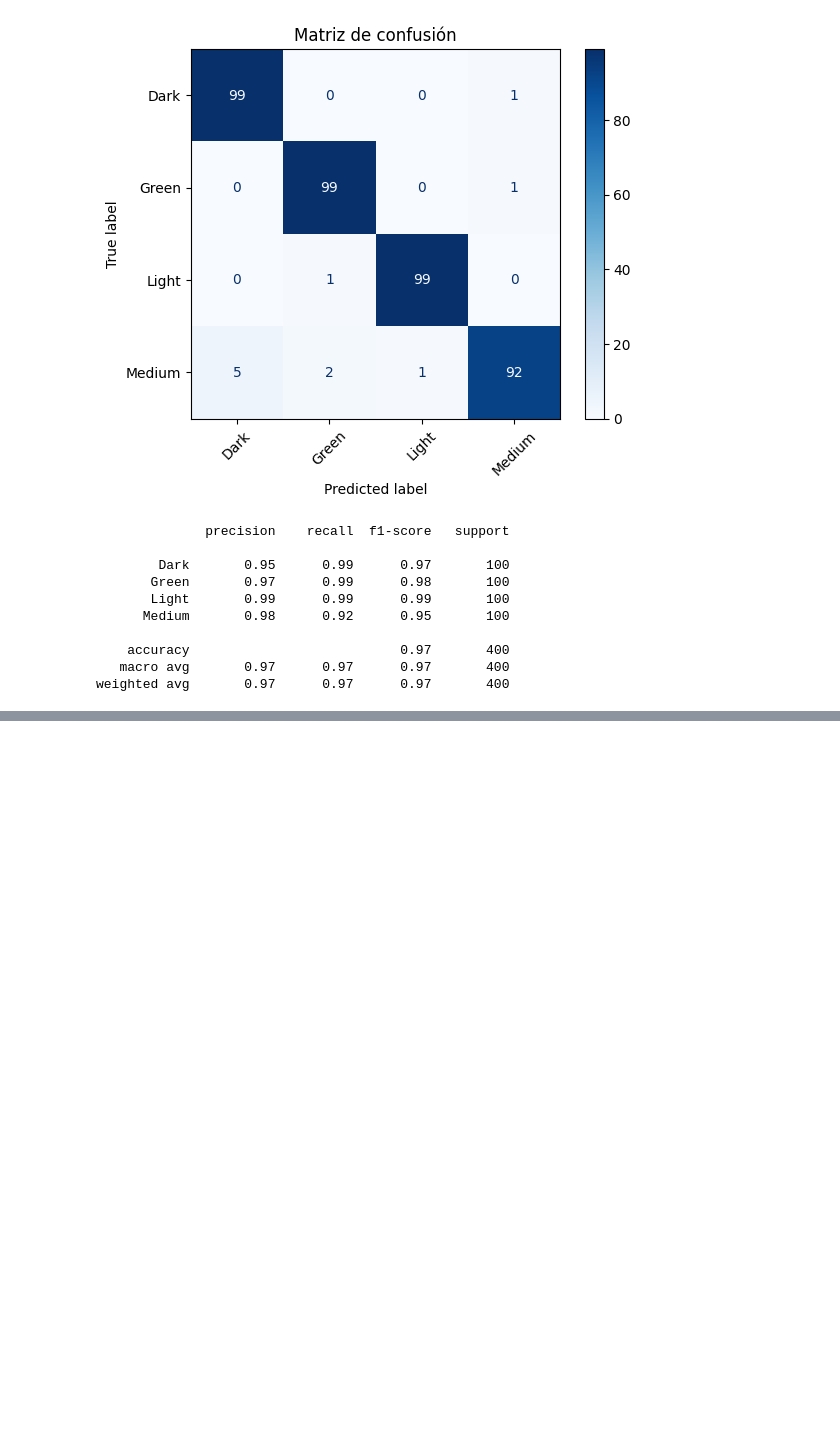
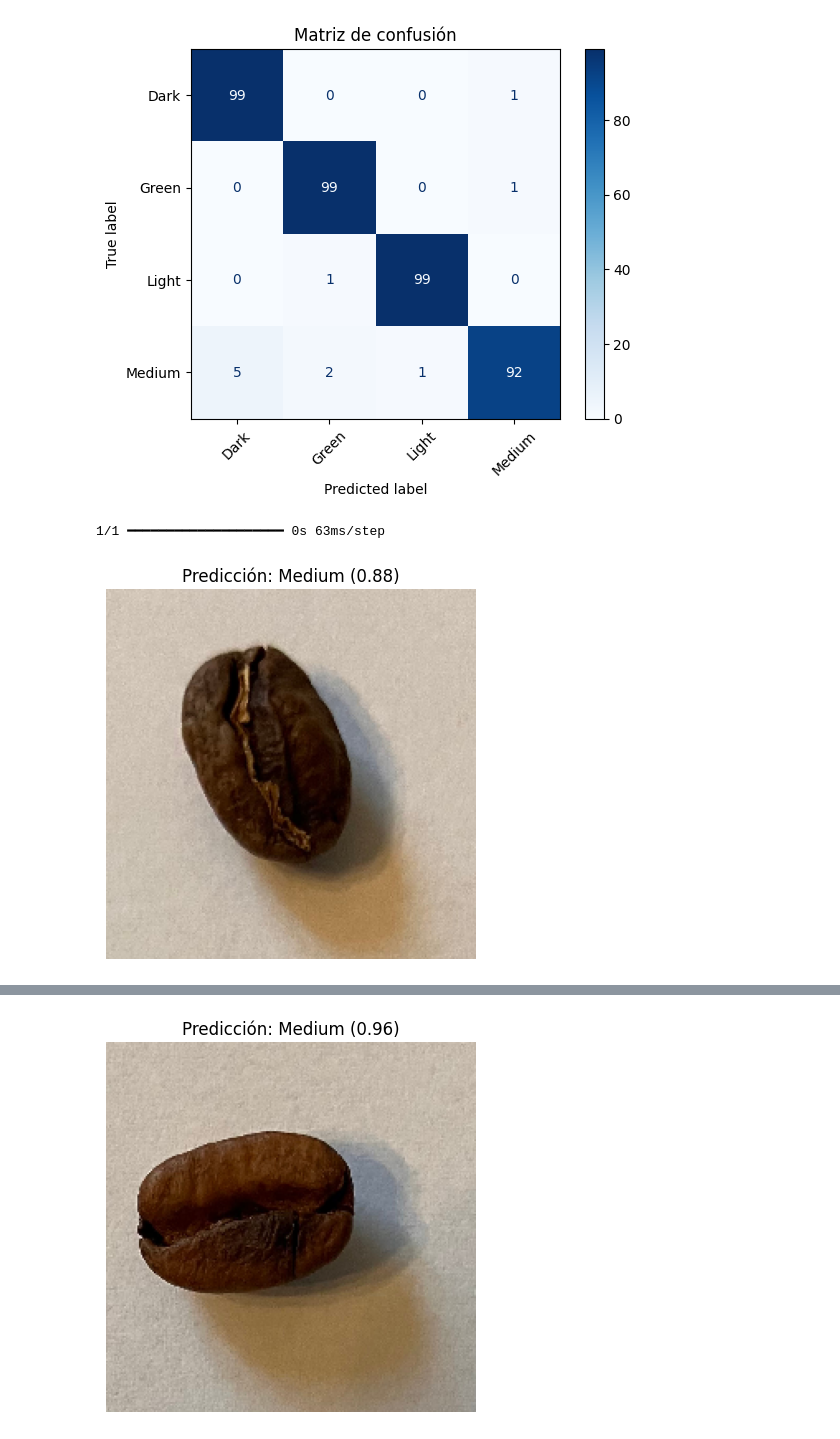
Before and after one commit to DiggsPapu/Proyecto_4_vision, a Jupyter notebook: computervisionproject4 .ipynb, the cells around one changed output, grey strips where cells are left out. Saved outputs shown, nothing was run; the diff lists cells and outputs as text; code cells hidden in the pictures; blank space fills up the shorter version.

Commit message:
Prueba con imagenes externas

```diff
--- a/computervisionproject4 .ipynb
+++ b/computervisionproject4 .ipynb
@@ -189,7 +189,7 @@ WARNING:absl:You are saving your model as an HDF5 file via `model.save()` or `ke
 # %%
 from tensorflow.keras.models import load_model
 
-modelo_cargado = load_model('modelo/Toto_model.h5')
+model = load_model('modelo/Toto_model.h5')
 # %% [output]
 WARNING:absl:Compiled the loaded model, but the compiled metrics have yet to be built. `model.compile_metrics` will be empty until you train or evaluate the model.
 # %%
@@ -220,14 +220,28 @@ plt.show()
 # %% [output]
 [figure]
 # %%
+from tensorflow.keras.preprocessing import image
+def load_and_preprocess_image(img_path, target_size=(224, 224)):
+    img = image.load_img(img_path, target_size=target_size)
+    img_array = image.img_to_array(img)
+    img_array = img_array / 255.0  # Normalización si tu modelo fue entrenado así
+    return np.expand_dims(img_array, axis=0), img
+
+# Lista de imágenes externas
+image_files = ['cafe1.jpg', 'cafe2.jpg', 'cafe3.jpg']
+
+# Procesar y predecir cada imagen
+for file in image_files:
+    img_array, original_img = load_and_preprocess_image(file)
+    prediction = model.predict(img_array)
+    predicted_class = np.argmax(prediction)
+    confidence = np.max(prediction)
+
+    # Graficar
+    plt.imshow(original_img)
+    plt.title(f'Predicción: {class_names[predicted_class]} ({confidence:.2f})')
+    plt.axis('off')
+    plt.show()
 # %% [output]
-              precision    recall  f1-score   support
-
-        Dark       0.95      0.99      0.97       100
-       Green       0.97      0.99      0.98       100
-       Light       0.99      0.99      0.99       100
-      Medium       0.98      0.92      0.95       100
-
-    accuracy                           0.97       400
-   macro avg       0.97      0.97      0.97       400
-weighted avg       0.97      0.97      0.97       400
+1/1 ━━━━━━━━━━━━━━━━━━━━ 0s 63ms/step
+[figure, added]
@@ -233,0 +249 @@ weighted avg       0.97      0.97      0.97       400
+[figure, added]
```
Also changed, not shown: parts of 3 cells of this notebook, 4 other files.
